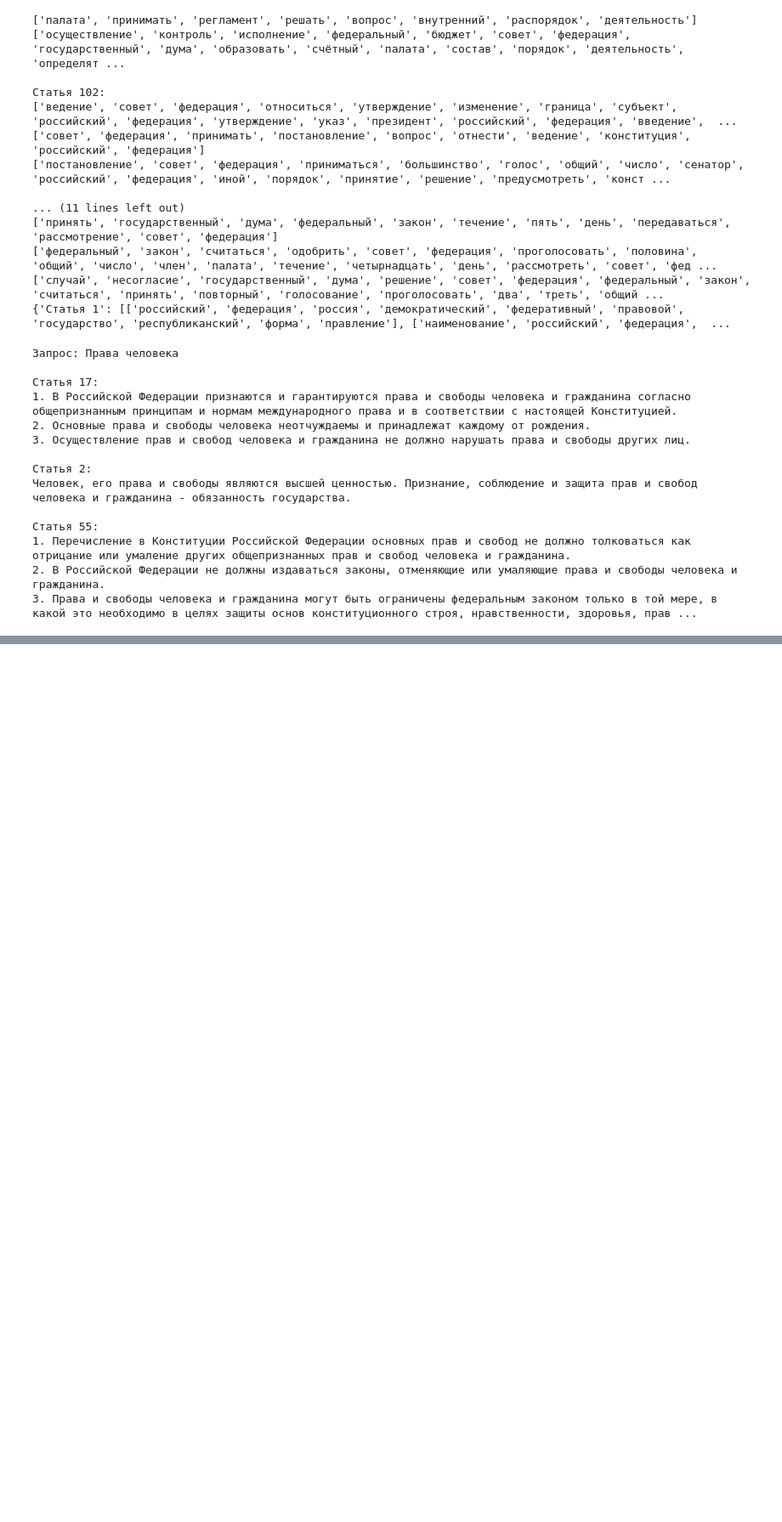
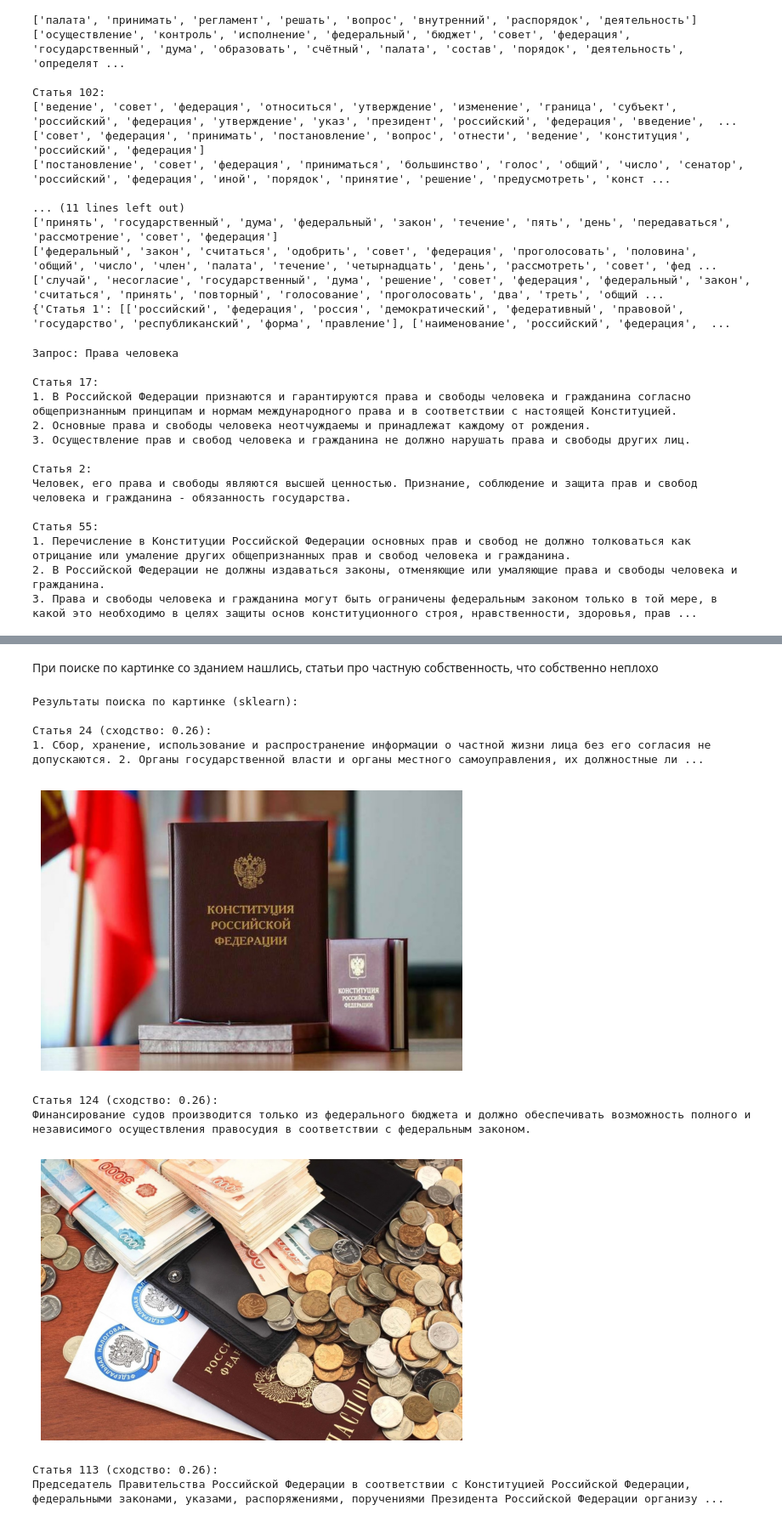
Before and after one commit to Zoozyahub/pdf_search, a Jupyter notebook: experiments.ipynb, the cells around one changed output, grey strips where cells are left out. Shown at 85% size. Drawn from its saved outputs; the diff is of its cells as text; code cells hidden in the pictures; blank space fills up the shorter version.

```diff
--- a/experiments.ipynb
+++ b/experiments.ipynb
@@ -159,0 +528,36 @@ for query in queries:
+# %% [markdown]
+При поиске по картинке со зданием нашлись, статьи про частную собственность, что собственно неплохо
+# %%
+user_image_path = "D:/pypy/pdf_search/images/st_57.jpg"  # Замени на реальный путь
+
+
+# Поиск статей по картинке с использованием sklearn
+results = search_by_image_sklearn(user_image_path)
+
+# Вывод результатов
+print("\nРезультаты поиска по картинке (sklearn):")
+for title, text, image_path, similarity in results:
+    print(f"\n{title} (сходство: {similarity:.2f}):\n{text}")
+    if image_path:
+        try:
+            img = mpimg.imread(image_path)
+            plt.imshow(img)
+            plt.axis("off")  # Скрыть оси
+            plt.show()
+        except FileNotFoundError:
+            print(f"Ошибка: Картинка по пути '{image_path}' не найдена.")
+        except Exception as e:
+            print(f"Ошибка при загрузке картинки: {e}")
+    else:
+        print("Картинка не найдена")
+# %% [output]
+Результаты поиска по картинке (sklearn):
+
+Статья 24 (сходство: 0.26):
+1. Сбор, хранение, использование и распространение информации о частной жизни лица без его согласия не допускаются. 2. Органы государственной власти и органы местного самоуправления, их должностные ли ...
+[figure, added]
+Статья 124 (сходство: 0.26):
+Финансирование судов производится только из федерального бюджета и должно обеспечивать возможность полного и независимого осуществления правосудия в соответствии с федеральным законом.
+[figure, added]
+Статья 113 (сходство: 0.26):
+Председатель Правительства Российской Федерации в соответствии с Конституцией Российской Федерации, федеральными законами, указами, распоряжениями, поручениями Президента Российской Федерации организу ...
```
Also changed, not shown: parts of 30 cells of this notebook, 39 other files.
